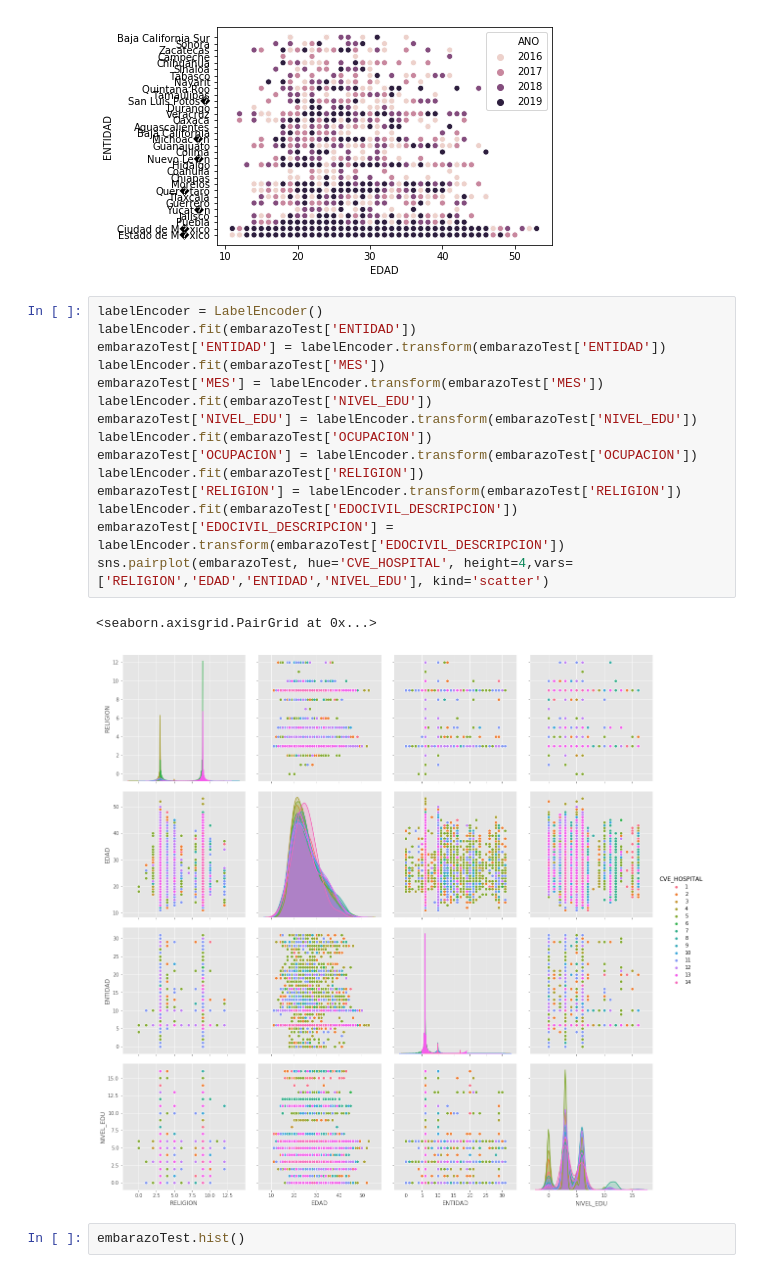
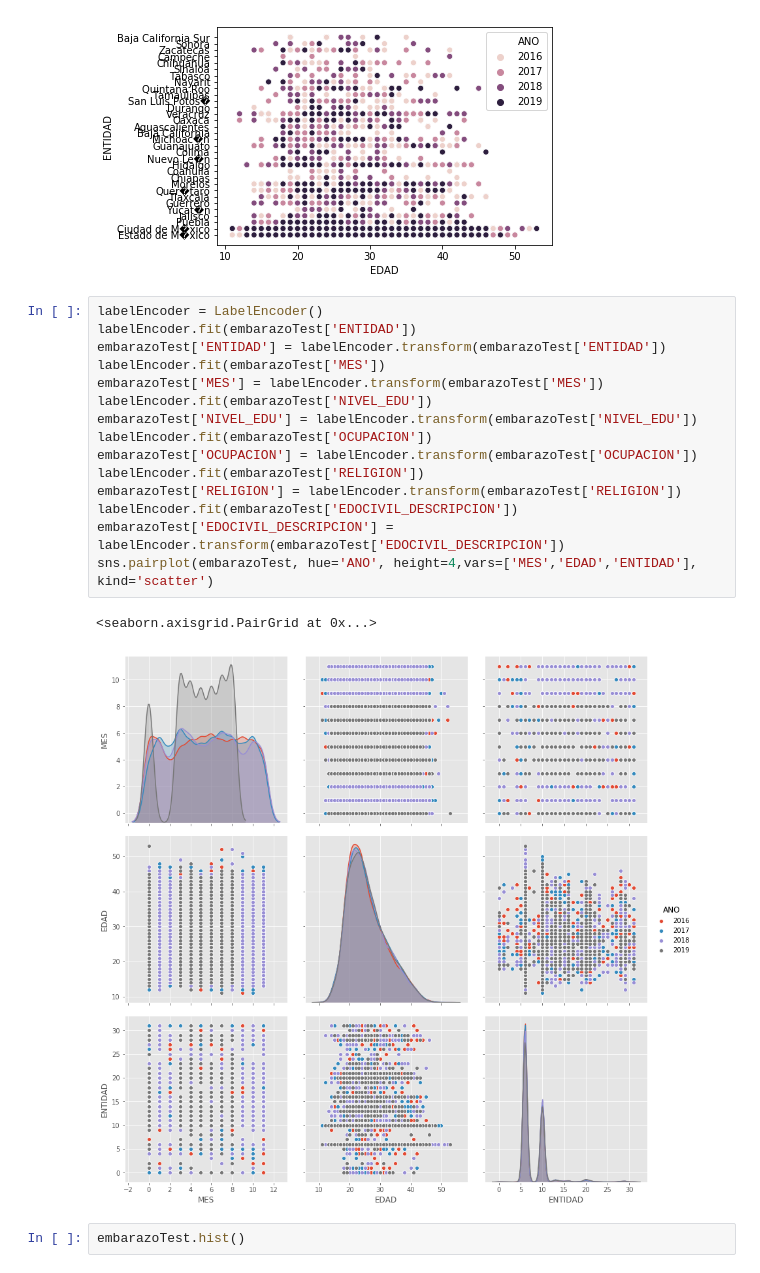
Before and after one commit to iboa08/ILE-CDMX, a Jupyter notebook: Interrupcion Legal Embarazo CDMX.ipynb, the cells around one changed output. Drawn from its saved outputs; the diff is of its cells as text.

```diff
--- a/Interrupcion Legal Embarazo CDMX.ipynb
+++ b/Interrupcion Legal Embarazo CDMX.ipynb
@@ -121,21 +122,21 @@ sns.scatterplot(x='EDAD', y="ENTIDAD", hue='ANO',data=embarazoTest)
 # %%
 labelEncoder = LabelEncoder()
 labelEncoder.fit(embarazoTest['ENTIDAD'])
 embarazoTest['ENTIDAD'] = labelEncoder.transform(embarazoTest['ENTIDAD'])
 labelEncoder.fit(embarazoTest['MES'])
 embarazoTest['MES'] = labelEncoder.transform(embarazoTest['MES'])
 labelEncoder.fit(embarazoTest['NIVEL_EDU'])
 embarazoTest['NIVEL_EDU'] = labelEncoder.transform(embarazoTest['NIVEL_EDU'])
 labelEncoder.fit(embarazoTest['OCUPACION'])
 embarazoTest['OCUPACION'] = labelEncoder.transform(embarazoTest['OCUPACION'])
 labelEncoder.fit(embarazoTest['RELIGION'])
 embarazoTest['RELIGION'] = labelEncoder.transform(embarazoTest['RELIGION'])
 labelEncoder.fit(embarazoTest['EDOCIVIL_DESCRIPCION'])
 embarazoTest['EDOCIVIL_DESCRIPCION'] = labelEncoder.transform(embarazoTest['EDOCIVIL_DESCRIPCION'])
-sns.pairplot(embarazoTest, hue='CVE_HOSPITAL', height=4,vars=['RELIGION','EDAD','ENTIDAD','NIVEL_EDU'], kind='scatter')
+sns.pairplot(embarazoTest, hue='ANO', height=4,vars=['MES','EDAD','ENTIDAD'], kind='scatter')
 # %% [output]
 <seaborn.axisgrid.PairGrid at 0x...>
-[figure, old version]
+[figure, new version]
 # %%
 embarazoTest.hist()
 # %% [output]
```
Also changed, not shown: parts of 6 cells of this notebook.
